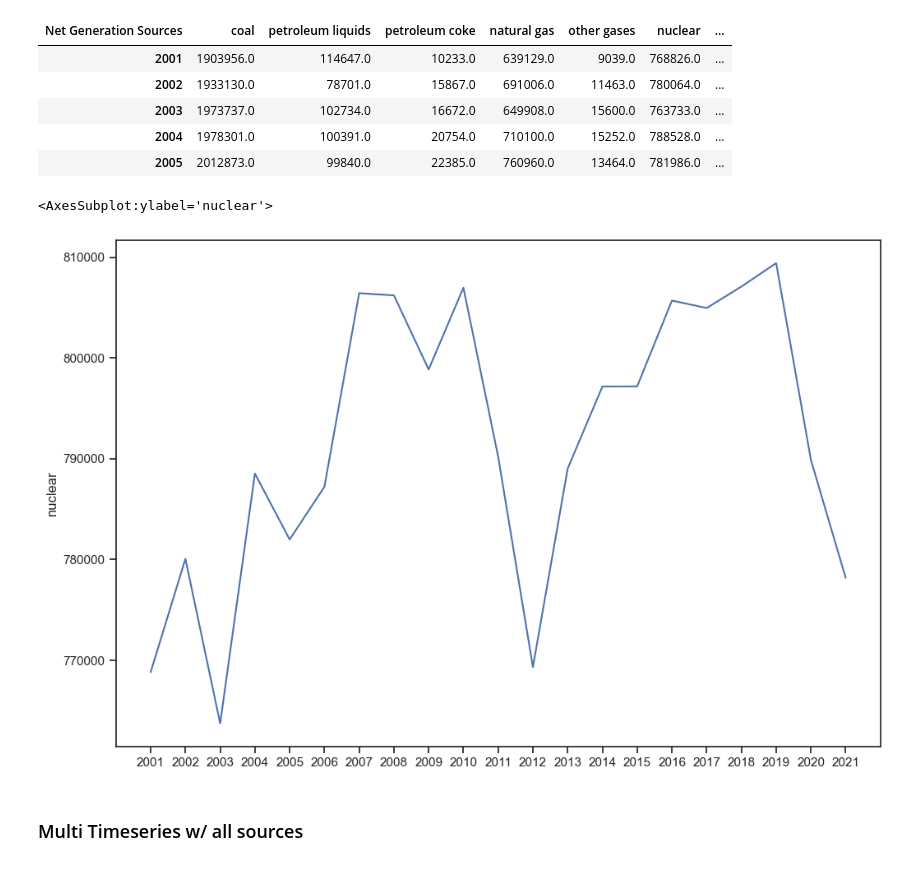
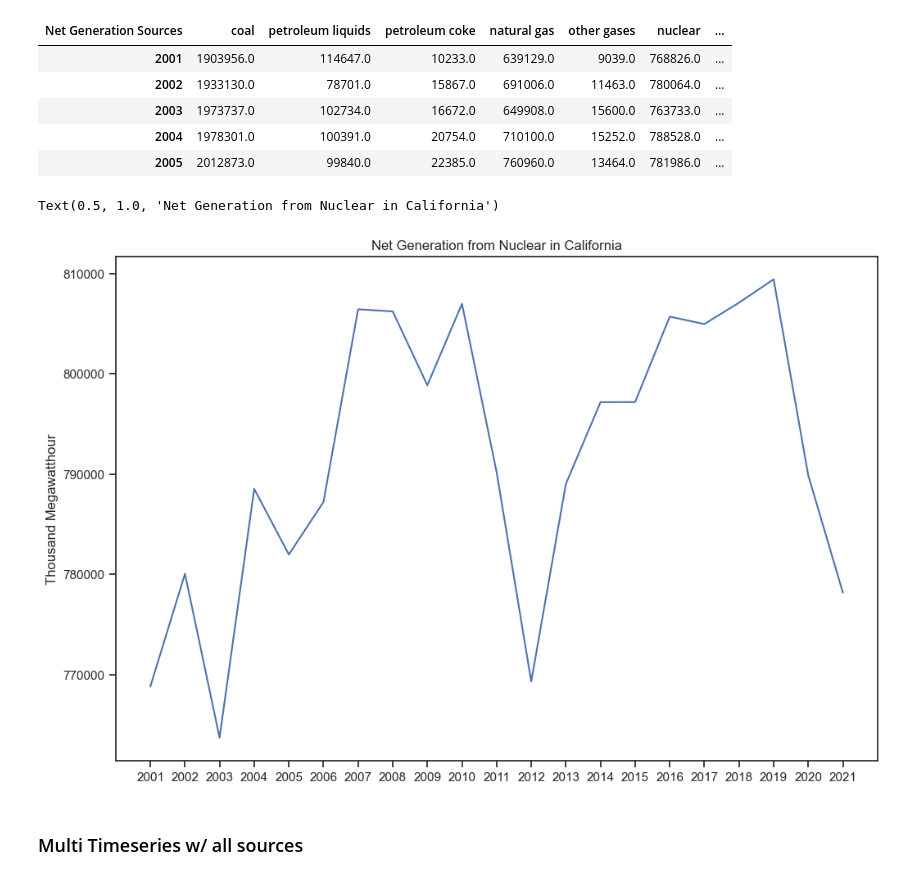
Before and after one commit to AlexandreSeb97/CIV190-Fall22-FinalProject, a Jupyter notebook: analysis_notebook.ipynb, the cells around one changed output. Drawn from its saved outputs; the diff is of its cells as text; code cells hidden in the pictures.

```diff
--- a/analysis_notebook.ipynb
+++ b/analysis_notebook.ipynb
@@ -187,19 +207,22 @@ netgen_r.head()
 # %%
 sns.set_theme(style='ticks')
 
 # Define the palette as a list to specify exact values
 palette = sns.color_palette("rocket_r")
 
 fig, ax = plt.subplots(figsize=(12,8))
 # Plot the lines on two facets
 sns.lineplot(
     data=netgen_r,
     x=netgen_r.index, y="nuclear",
     ax=ax
 )
+
+ax.set_ylabel('Thousand Megawatthour')
+ax.set_title('Net Generation from Nuclear in California')
 # %% [output]
-<AxesSubplot:ylabel='nuclear'>
+Text(0.5, 1.0, 'Net Generation from Nuclear in California')
-[figure, old version]
+[figure, new version]
 # %% [markdown]
 ### Multi Timeseries w/ all sources
 # %%
```
Also changed, not shown: parts of 13 cells of this notebook, 1 other file.
